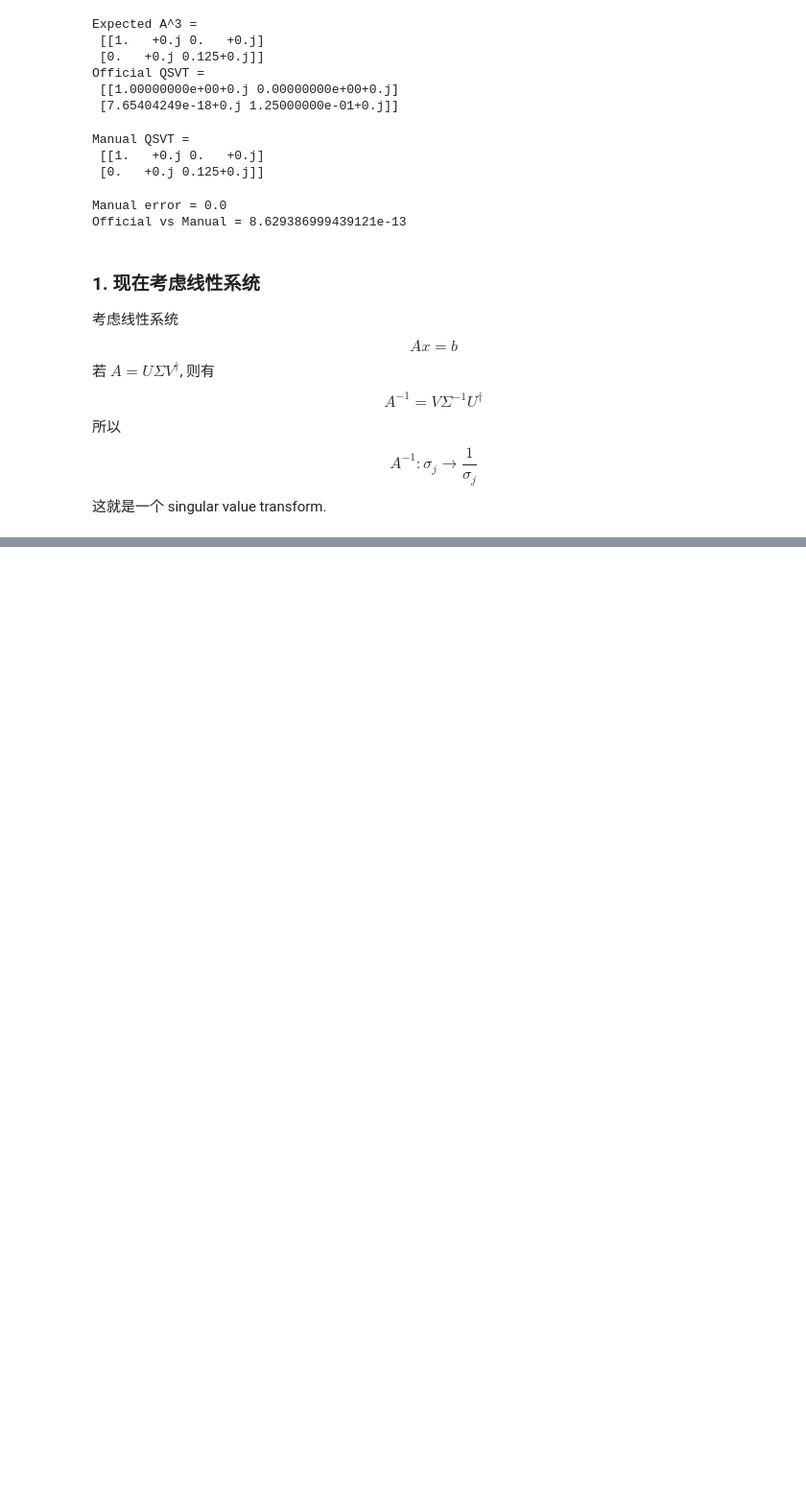
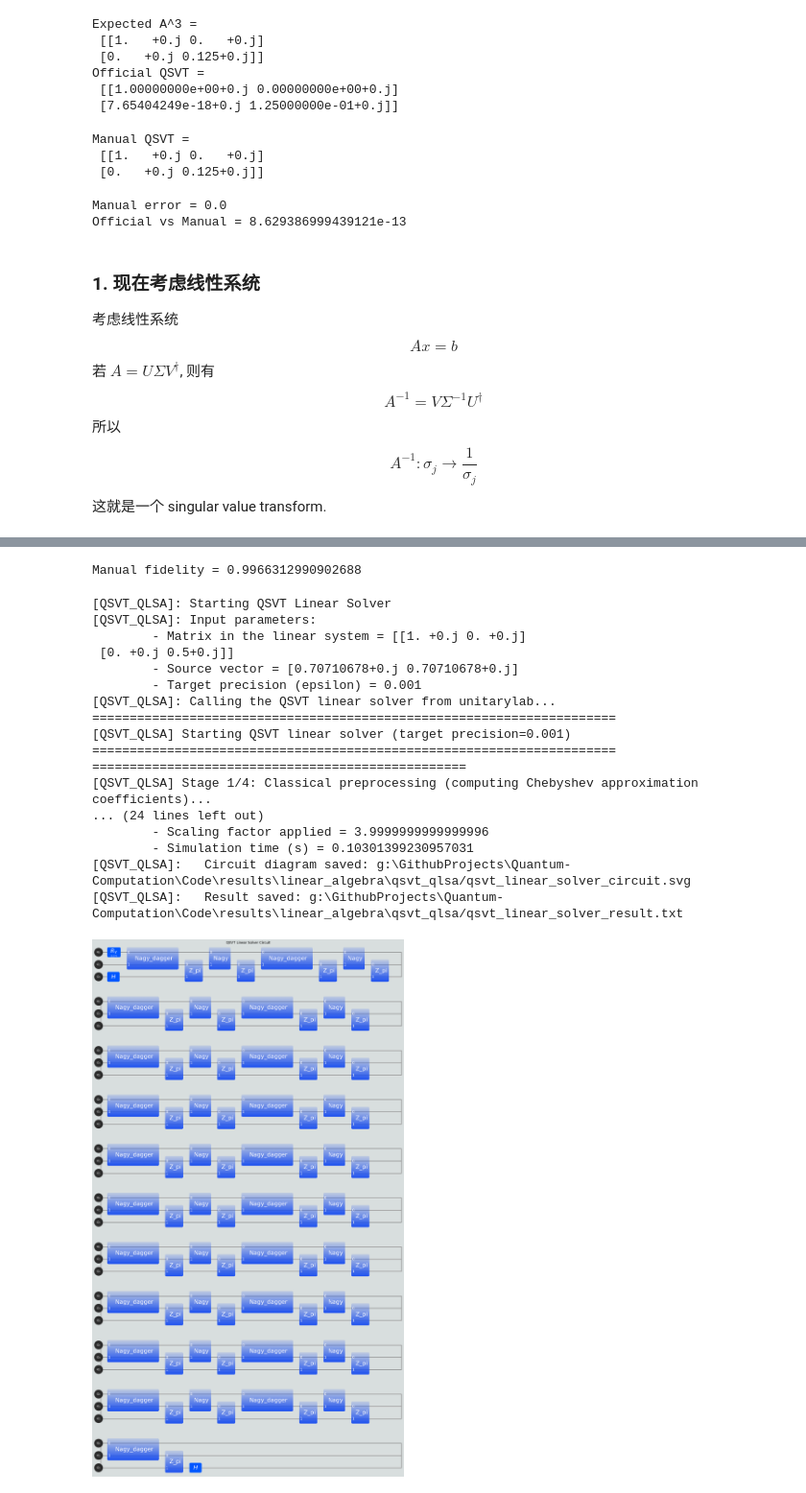
Before and after one commit to Xiao-ming-Niu/Quantum-Computation, a Jupyter notebook: Code/QSVT.ipynb, the cells around one changed output, grey strips where cells are left out. Shown at 96% size. Saved outputs shown, nothing was run; the diff lists cells and outputs as text; code cells hidden in the pictures; blank space fills up the shorter version.

```diff
--- a/Code/QSVT.ipynb
+++ b/Code/QSVT.ipynb
@@ -221,0 +417,9 @@ $$
+# %%
+# 创建|b>
+b = np.array([1.0, 1.0], dtype=complex)
+b = b / np.linalg.norm(b)
+
+# 精确解
+x_exact = np.linalg.solve(A, b)
+
+x_exact_state = x_exact / np.linalg.norm(x_exact)
@@ -221,0 +464,35 @@ $$
+# %%
+manual_fidelity = abs(np.vdot(x_exact_state, x_manual_state)) ** 2
+
+print("Manual fidelity =", manual_fidelity)
+# %% [output]
+Manual fidelity = 0.9966312990902688
+# %%
+# 官方实现
+from unitarylab_algorithms import QSVTLinearSolverAlgorithm
+
+%matplotlib inline
+
+qsvt_solver = QSVTLinearSolverAlgorithm(text_mode="plain")
+solver_result = qsvt_solver.run(
+    A=A, b=b, epsilon=1e-3, backend="numpy", device="cpu", dtype=np.complex128
+)
+# %% [output]
+[QSVT_QLSA]: Starting QSVT Linear Solver
+[QSVT_QLSA]: Input parameters:
+        - Matrix in the linear system = [[1. +0.j 0. +0.j]
+ [0. +0.j 0.5+0.j]]
+        - Source vector = [0.70710678+0.j 0.70710678+0.j]
+        - Target precision (epsilon) = 0.001
+[QSVT_QLSA]: Calling the QSVT linear solver from unitarylab...
+======================================================================
+[QSVT_QLSA] Starting QSVT linear solver (target precision=0.001)
+======================================================================
+==================================================
+[QSVT_QLSA] Stage 1/4: Classical preprocessing (computing Chebyshev approximation coefficients)...
+... (24 lines left out)
+        - Scaling factor applied = 3.9999999999999996
+        - Simulation time (s) = 0.10301399230957031
+[QSVT_QLSA]:   Circuit diagram saved: g:\GithubProjects\Quantum-Computation\Code\results\linear_algebra\qsvt_qlsa/qsvt_linear_solver_circuit.svg
+[QSVT_QLSA]:   Result saved: g:\GithubProjects\Quantum-Computation\Code\results\linear_algebra\qsvt_qlsa/qsvt_linear_solver_result.txt
+[figure, added]
```
Also changed, not shown: parts of 18 cells of this notebook, 22 other files.
